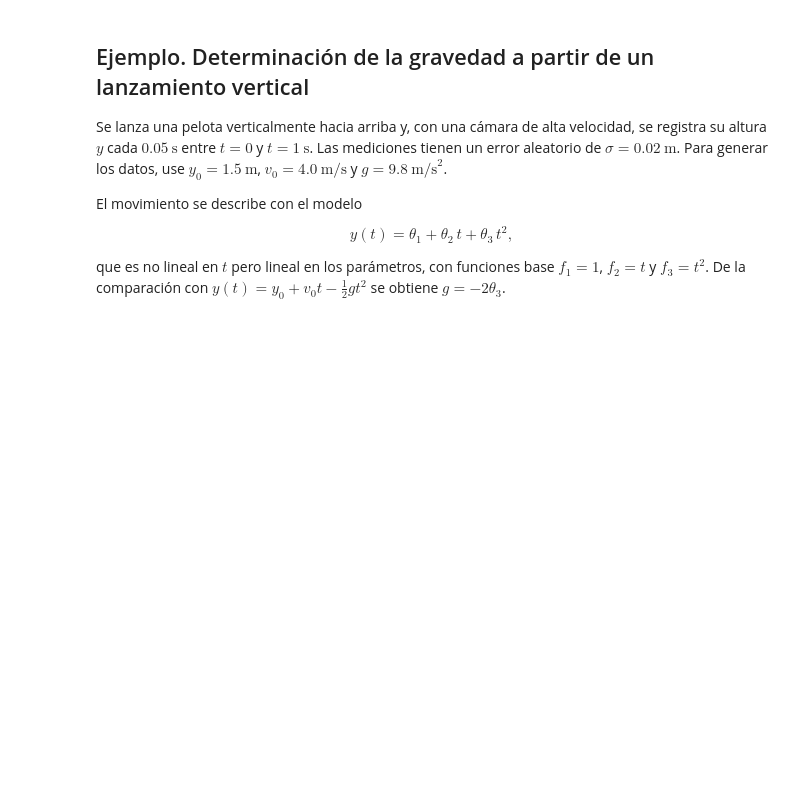
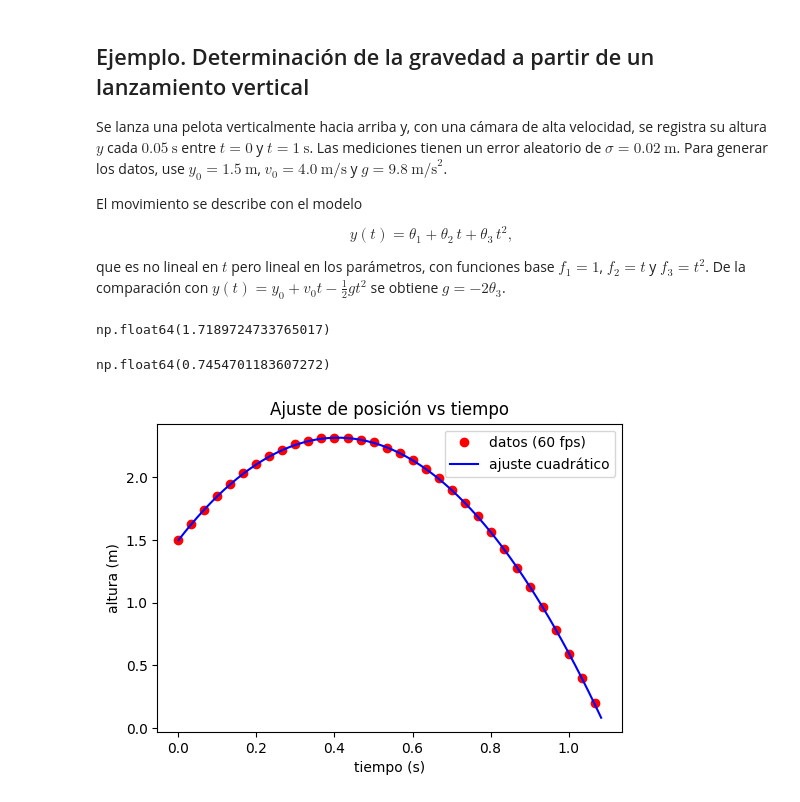
Before and after one commit to alfagalileo/Metodos_Computacionales_1, a Jupyter notebook: _Clase8.ipynb, the cells around one changed output. Drawn from its saved outputs; the diff is of its cells as text; code cells hidden in the pictures; blank space fills up the shorter version.

```diff
--- a/_Clase8.ipynb
+++ b/_Clase8.ipynb
@@ -183,6 +197,43 @@ y = np.array([
     1.798, 1.744, 1.690, 1.628, 1.568, 1.498, 1.432, 1.362, 1.278, 1.208, 1.128,
     1.046, 0.964, 0.886, 0.784, 0.700, 0.592, 0.500, 0.402, 0.300, 0.196, 0.086,
 ])
+# %%
+phi = np.column_stack([np.ones_like(t), t, t**2])
+M = phi.T@phi
+b = phi.T@y
+radio_espectral_jacobi(M)
+# %% [output]
+np.float64(1.7189724733765017)
+# %%
+t_bar = t.mean()
+tau = t - t_bar
+
+Phi_c = np.column_stack([np.ones_like(tau), tau, tau**2])
+M_c = Phi_c.T @ Phi_c
+b_c = Phi_c.T @ y
+radio_espectral_jacobi(M_c)
+# %% [output]
+np.float64(0.7454701183607272)
+# %%
+theta, _, _ = jacobi(M_c, b_c)
+# %%
+a1, a2, a3 = theta
+g_est  = -2 * a3
+v0_est = a2 - 2 * a3 * t_bar
+y0_est = a1 - a2 * t_bar + a3 * t_bar**2
+# %%
+y_fit = y0_est + v0_est * t - 0.5 * g_est * t**2
+
+plt.figure(figsize=(6, 4))
+plt.plot( t[::2], y[::2], "or", ms=6, label="datos (60 fps)" )
+plt.plot( t, y_fit, "-b", label="ajuste cuadrático" )
+plt.legend()
+plt.xlabel("tiempo (s)")
+plt.ylabel("altura (m)")
+plt.title("Ajuste de posición vs tiempo")
+plt.show()
+# %% [output]
+[figure, added]
 # %% [markdown]
 **Ejercicio**: Los datos representan el espectro de transmisión del modo fundamental de un micropilar de GaAs/AlAs a 4 K. Se mide barriendo un láser sintonizable de baja potencia sobre la resonancia y registrando la señal transmitida. En régimen lineal la cavidad se comporta como un oscilador amortiguado, por lo que la transmisión es una lorentziana cuyo ancho completo es la tasa de disipación de energía
 
```
Also changed, not shown: parts of 12 cells of this notebook.
